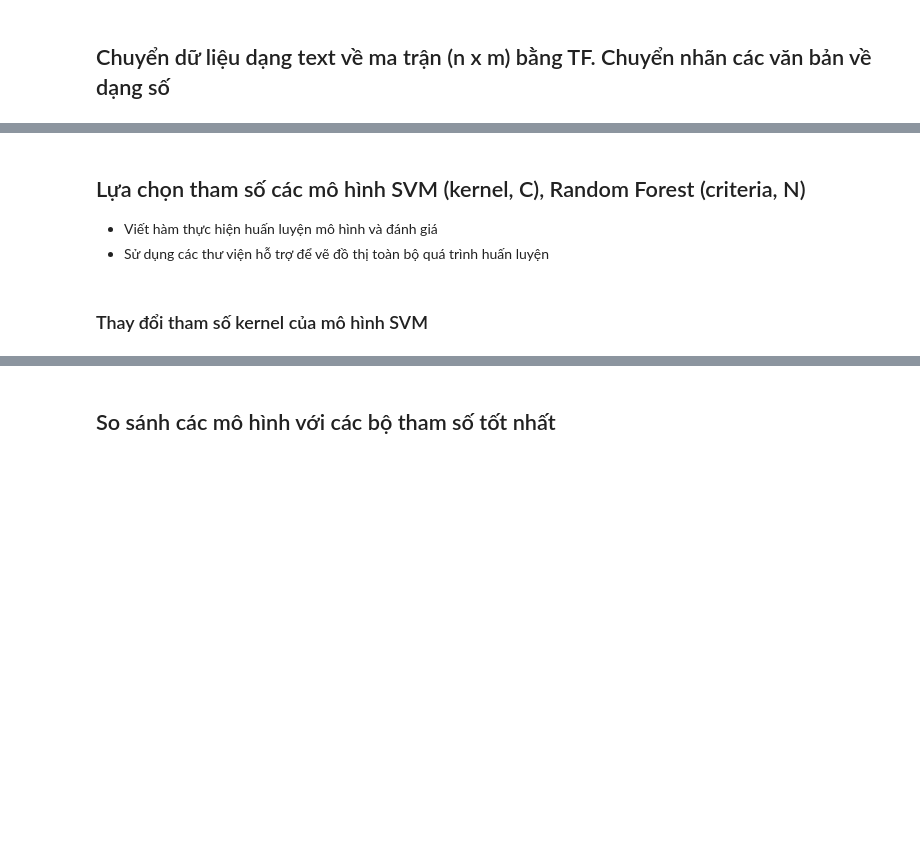
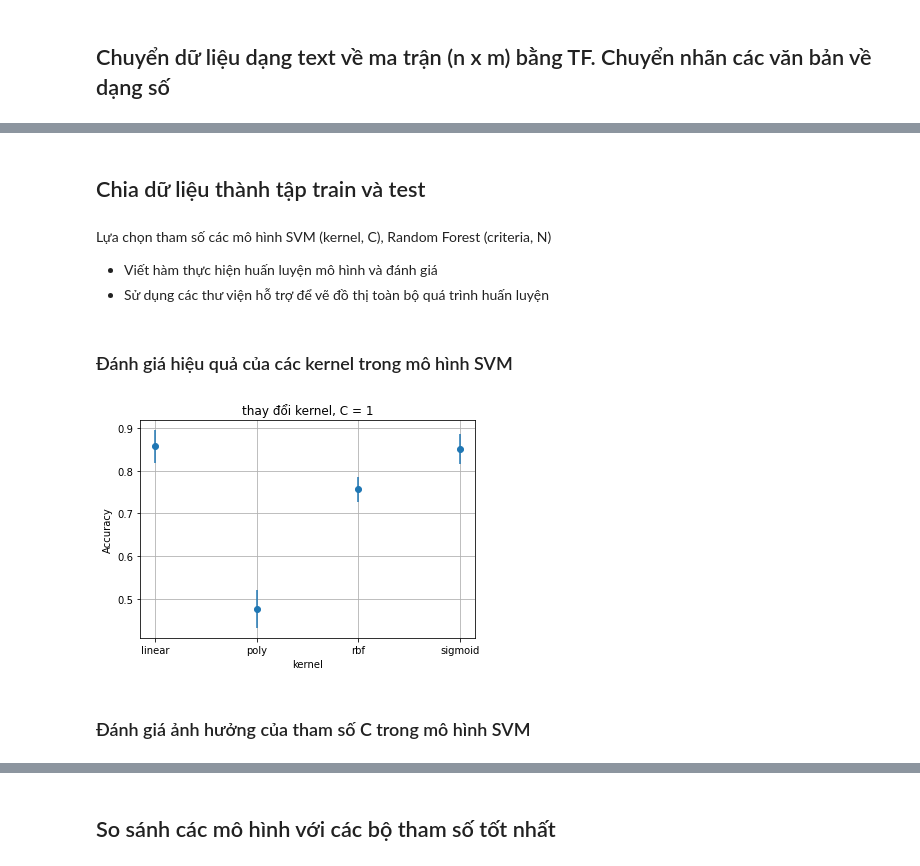
Before and after one commit to walker1001/ML-DMCourse, a Jupyter notebook: model_selection.ipynb, the cells around one changed output, grey strips where cells are left out. Cells and saved outputs as stored; diff of their text form; code cells hidden in the pictures; blank space fills up the shorter version.

```diff
--- a/model_selection.ipynb
+++ b/model_selection.ipynb
@@ -106,11 +146,18 @@ print(f"Kích thước nhãn tương ứng: {data_train.target.shape}")
+# %% [markdown]
+## Chia dữ liệu thành tập train và test
+# %%
+p = 0.2
+pivot = int(data_preprocessed.shape[0] * (1-0.2))
+X_train, X_test = data_preprocessed[0:pivot], data_preprocessed[pivot:]
+Y_train, Y_test = data_train.target[0:pivot], data_train.target[pivot:]
 # %% [markdown]
-## Lựa chọn tham số các mô hình SVM (kernel, C), Random Forest (criteria, N)
+ Lựa chọn tham số các mô hình SVM (kernel, C), Random Forest (criteria, N)
 
 - Viết hàm thực hiện huấn luyện mô hình và đánh giá
 - Sử dụng các thư viện hỗ trợ để vẽ đồ thị toàn bộ quá trình huấn luyện
 # %%
 def cross_validation(estimator):
-    _, train_scores, test_scores = learning_curve(estimator, data_preprocessed, data_train.target, cv=10, n_jobs=-1, train_sizes=[1.0, ], scoring="accuracy")
+    _, train_scores, test_scores = learning_curve(estimator, X_train, Y_train, cv=10, n_jobs=-1, train_sizes=[1.0, ], scoring="accuracy")
     test_scores = test_scores[0]
     mean, std = test_scores.mean(), test_scores.std()
     return mean, std
@@ -122,6 +169,30 @@ def plot(title, xlabel, X, Y, error, ylabel = "Accuracy"):
     plt.ylabel(ylabel)
 
     plt.errorbar(X, Y, error, linestyle='None', marker='o')
+# %% [markdown]
+### Đánh giá hiệu quả của các kernel trong mô hình SVM
+# %%
+title = "thay đổi kernel, C = 1"
+xlabel = "kernel"
+X = []
+Y = []
+error = []
+
+for kernel in tqdm(['linear', 'poly', 'rbf', 'sigmoid']):
+    # Với mỗi kernel được chọn,
+    # thực hiện xây dựng mô hình, huấn luyện và đánh giá theo cross-validation
+    text_clf = svm.SVC(kernel=kernel, C=1.0)
+    mean, std = cross_validation(text_clf)
+    X.append(kernel)
+    Y.append(mean)
+    error.append(std)
+
+# lưu kết quả ra file ảnh
+plot(title, xlabel, X, Y, error)
+plt.savefig('images/svm_change_kernel.png', bbox_inches='tight')
+plt.show()
+# %% [output]
+[figure, added]
 # %% [markdown]
-### Thay đổi tham số kernel của mô hình SVM
+### Đánh giá ảnh hưởng của tham số C trong mô hình SVM
 # %%
```
Also changed, not shown: parts of 16 cells of this notebook, 7 other files.
